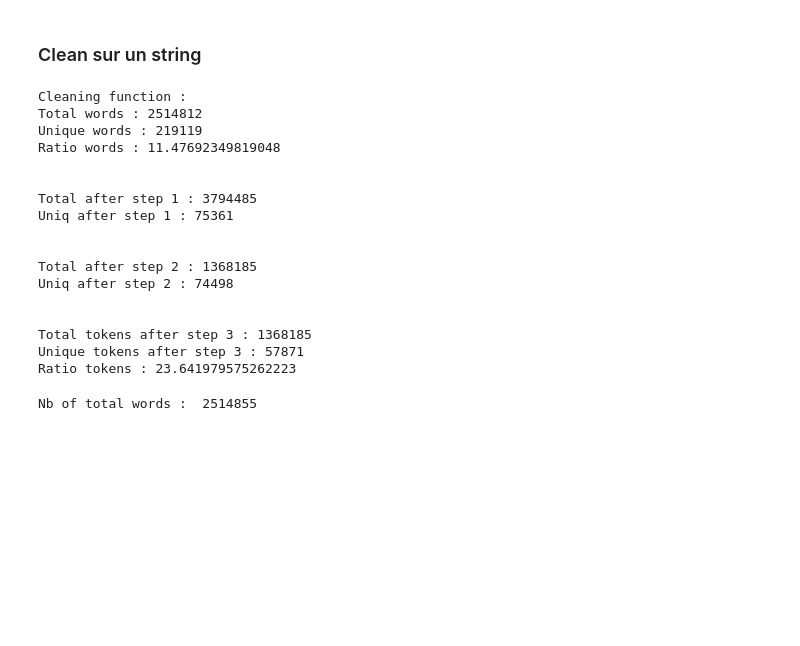
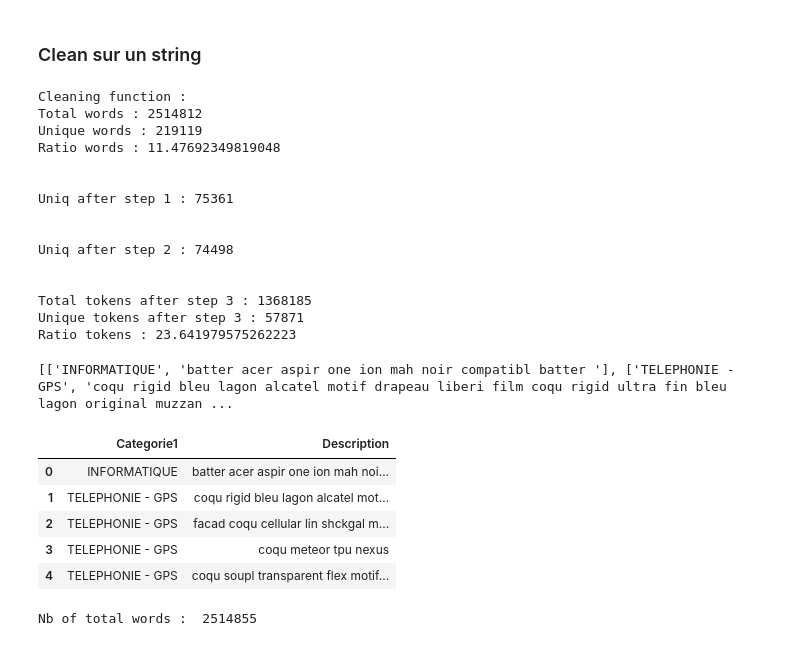
Before and after one commit to bguillouet/2020_4A_TEXTE, a Jupyter notebook: Help_rapport.ipynb, the cells around one changed output. Drawn from its saved outputs; the diff is of its cells as text; code cells hidden in the pictures; blank space fills up the shorter version.

```diff
--- a/Help_rapport.ipynb
+++ b/Help_rapport.ipynb
@@ -298,10 +297,10 @@ for k in range(nb_line):
     voca += des
 # %%
 def cleaning(voca) :
-    print("Cleaning function :")
-    print("Total words :" ,len(voca.split(" ")))
-    print("Unique words :" ,len(set(voca.split(" "))))
-    print("Ratio words :" , len(voca.split(" "))/len(set(voca.split(" "))), "\n \n")
+    #print("Cleaning function :")
+    #print("Total words :" ,len(voca.split(" ")))
+    #print("Unique words :" ,len(set(voca.split(" "))))
+    #print("Ratio words :" , len(voca.split(" "))/len(set(voca.split(" "))), "\n \n")
 
 
     #STEP 1 : Standardization
@@ -313,7 +312,7 @@ def cleaning(voca) :
     cleaned_voc = unicodedata.normalize('NFD', cleaned_voc).encode('ascii', 'ignore').decode("utf-8") #takes off some punctuation
     cleaned_voc = re.sub('[^a-z_]', ' ', cleaned_voc) # keeps only alphabet letters
     #print("Total after step 1 :", len(cleaned_voc.split(" ")))
-    print("Uniq after step 1 :", len(set(cleaned_voc.split(" "))) , "\n \n")
+    # print("Uniq after step 1 :", len(set(cleaned_voc.split(" "))) , "\n \n")
 
 
     #STEP 2 : Removing french stopwords using NLTK
@@ -329,7 +328,7 @@ def cleaning(voca) :
     tokens = [w for w in cleaned_voc.split(" ") if (len(w)>2) and (w not in stopwords) and (w not in stopwordsenglish)]
     removed_words = [w for w in cleaned_voc.split(" ") if (len(w)<2) or (w in stopwords) or (w in stopwordsenglish)]
     #print("Total after step 2 :", len(tokens))
-    print("Uniq after step 2 :", len(set(tokens)) , "\n \n")
+    #print("Uniq after step 2 :", len(set(tokens)) , "\n \n")
 
     #STEP 3 : Stemming
     stemmer=nltk.stem.SnowballStemmer('french')
@@ -337,11 +336,17 @@ def cleaning(voca) :
     tokens_stem = [stemmer2.stem(token) for token in tokens]
     tokens_stem = [stemmer.stem(token) for token in tokens]
 
-    print("Total tokens after step 3 :" , len(tokens_stem))
-    print("Unique tokens after step 3 :" ,len(set(tokens_stem)))
-    print("Ratio tokens :" , len(tokens_stem)/len(set(tokens_stem)))
+    #print("Total tokens after step 3 :" , len(tokens_stem))
+    #print("Unique tokens after step 3 :" ,len(set(tokens_stem)))
+    #print("Ratio tokens :" , len(tokens_stem)/len(set(tokens_stem)))
 
-    return tokens_stem
+    voca_cleaned = ""
+
+    for t in tokens_stem :
+        voca_cleaned += t
+        voca_cleaned += " "
+
+    return voca_cleaned
 # %%
 cleaned_voc = cleaning(voca)
 # %% [output]
@@ -351,17 +356,36 @@ Unique words : 219119
 Ratio words : 11.47692349819048
 
 
-Total after step 1 : 3794485
 Uniq after step 1 : 75361
 
 
-Total after step 2 : 1368185
 Uniq after step 2 : 74498
 
 
 Total tokens after step 3 : 1368185
 Unique tokens after step 3 : 57871
 Ratio tokens : 23.641979575262223
+# %%
+data = data_all[["Categorie1","Description"]]
+list_data = []
+for cat, desc in data.values:
+    list_data.append([cat, cleaning(desc)])
+# %%
+print(list_data[0:10])
+# %% [output]
+[['INFORMATIQUE', 'batter acer aspir one ion mah noir compatibl batter '], ['TELEPHONIE - GPS', 'coqu rigid bleu lagon alcatel motif drapeau liberi film coqu rigid ultra fin bleu lagon original muzzan ...
+# %%
+data_cleaned_100k = pd.DataFrame(list_data,columns= ["Categorie1","Description"])
+data_cleaned_100k.to_csv("data/data_cleaned_100k.csv", index=False)
+# %%
+data_cleaned_100k.head()
+# %% [output]
+|  | Categorie1 | Description |
+| 0 | INFORMATIQUE | batter acer aspir one ion mah noi... |
+| 1 | TELEPHONIE - GPS | coqu rigid bleu lagon alcatel mot... |
+| 2 | TELEPHONIE - GPS | facad coqu cellular lin shckgal m... |
+| 3 | TELEPHONIE - GPS | coqu meteor tpu nexus |
+| 4 | TELEPHONIE - GPS | coqu soupl transparent flex motif... |
 # %%
 row_sum = df.sum()
 
```
Also changed, not shown: parts of 3 cells of this notebook, 2 other files.
